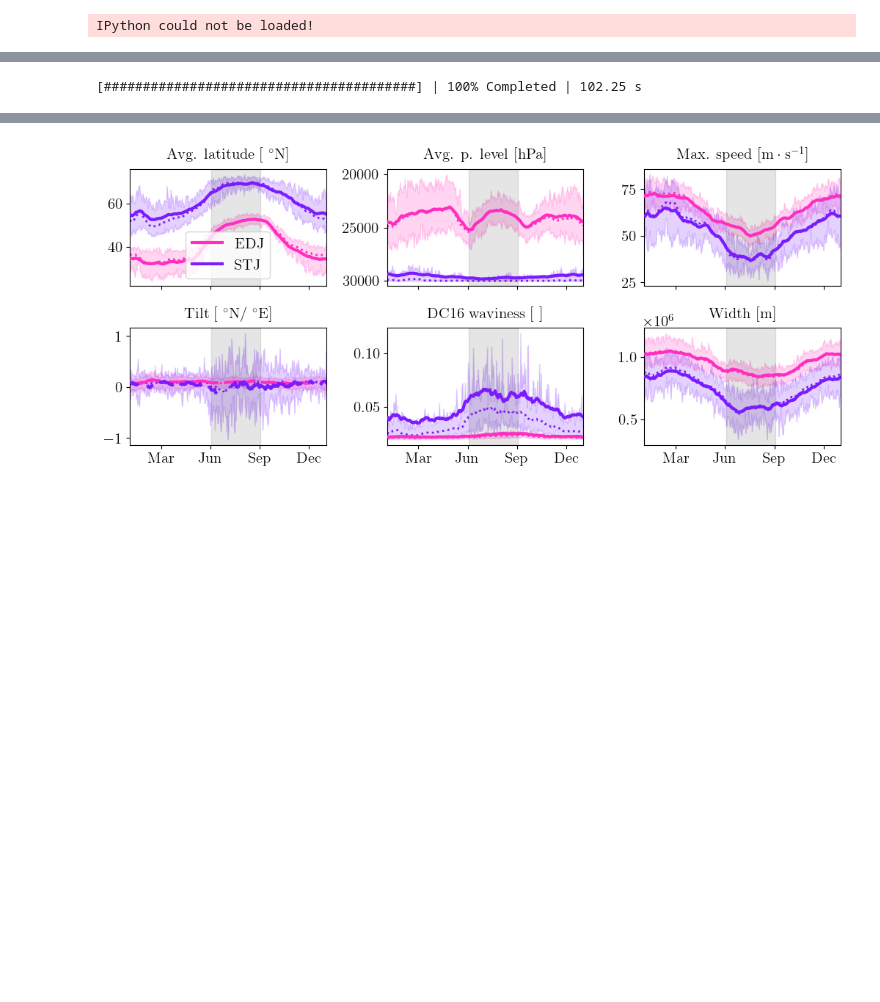
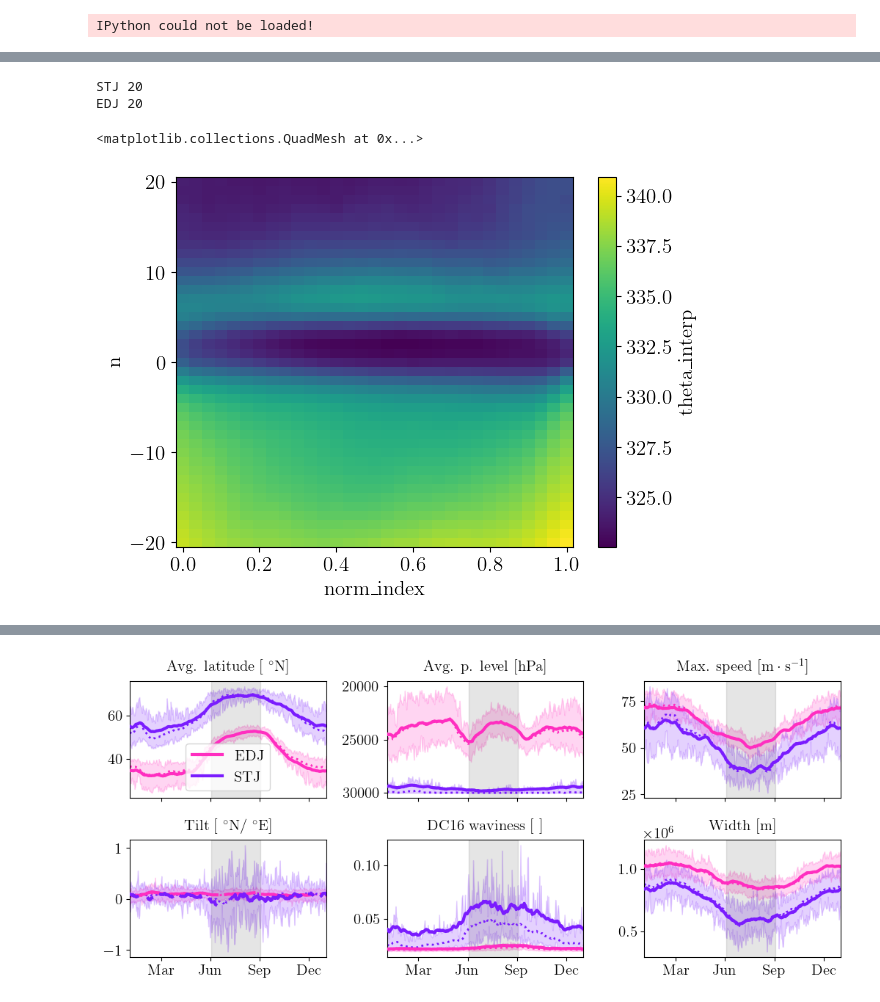
Before and after one commit to hbanderier/persistent-extremes-era5, a Jupyter notebook: Playgrounds/data_henrik_pg.ipynb, the cells around one changed output, grey strips where cells are left out. Drawn from its saved outputs; the diff is of its cells as text; code cells hidden in the pictures; blank space fills up the shorter version.

```diff
--- a/Playgrounds/data_henrik_pg.ipynb
+++ b/Playgrounds/data_henrik_pg.ipynb
@@ -107,22 +64,44 @@ run = "dobl"
 
 dh = DataHandler.from_specs("Henrik_data", run, ("high_wind", ["u", "v", "s", "theta", "lev"]), "6H", minlon=-80, maxlon=40, minlat=15, maxlat=80)
 exp = JetFindingExperiment(dh)
-exp.find_jets(force=True, n_coarsen=1, smooth_s=5, alignment_thresh=0.55, base_s_thresh=0.55, int_thresh_factor=0.2, hole_size=5)
-# jets = exp.categorize_jets(None, ["s", "theta"], force=False, n_init=15, init_params="k-means++", mode="week").cast({"time": pl.Datetime("ms")})
-# dh_mid = DataHandler.from_specs("Henrik_data", run, ("mid_wind", "s"), "6H", minlon=-80, maxlon=40, minlat=15, maxlat=80)
-jets = exp.categorize_jets(None, ["s", "theta"], force=False, n_init=15, init_params="k-means++", mode="week").cast({"time": pl.Datetime("ms")})
+basepath_dobl = exp.path
+exp.find_jets(force=False, n_coarsen=1, smooth_s=5, alignment_thresh=0.55, base_s_thresh=0.55, int_thresh_factor=0.2, hole_size=5)
+all_jets_one_df = exp.categorize_jets(None, ["s", "theta"], force=False, n_init=15, init_params="k-means++", mode="week").cast({"time": pl.Datetime("ms")})
+props_uncat = exp.props_as_df(categorize=False).rename({"lon": "mean_lon"}).cast({"time": pl.Datetime("ms")})
 
-props_as_df = exp.props_as_df(force=2)
-props_uncat = exp.props_as_df(categorize=False)
+all_times = props_uncat["time"].unique().sort().to_frame()
+summer_filter = (
+    all_times
+    .filter(pl.col("time").dt.month().is_in([6, 7, 8, 9]))
+    .filter(pl.col("time").dt.ordinal_day() > 166)
+)
+summer = summer_filter["time"]
+summer_daily = summer.filter(summer.dt.hour() == 0)
+big_summer = all_times.filter(pl.col("time").dt.month().is_in([6, 7, 8, 9]))
+big_summer_daily = big_summer.filter(big_summer["time"].dt.hour() == 0)
 
-phat_filter = (pl.col("is_polar") < 0.5) | ((pl.col("is_polar") > 0.5) & (pl.col("int") > 1.5e8))
+phat_filter = (pl.col("is_polar") < 0.5) | ((pl.col("is_polar") > 0.5) & (pl.col("int") > 1.e8))
+phat_jets = all_jets_one_df.filter((pl.col("is_polar").mean().over(["time", "jet ID"]) < 0.5) | ((pl.col("is_polar").mean().over(["time", "jet ID"]) > 0.5) & (pl.col("int").mode().first().over(["time", "jet ID"]) > 1.e8)))
 
-phat_jets = jets.filter((pl.col("is_polar").mean().over(["time", "jet ID"]) < 0.5) | ((pl.col("is_polar").mean().over(["time", "jet ID"]) > 0.5) & (pl.col("int").mode().first().over(["time", "jet ID"]) > 1.5e8)))
-phat_jets_catd = phat_jets.with_columns(**{"jet ID": (pl.col("is_polar").mean().over(["time", "jet ID"]) > 0.5).cast(pl.UInt32())})
+jets_dobl = phat_jets.with_columns(**{"jet ID": (pl.col("is_polar").mean().over(["time", "jet ID"]) > 0.5).cast(pl.UInt32())})
 phat_props = props_uncat.filter(phat_filter)
 phat_props_catd = average_jet_categories(phat_props, polar_cutoff=0.5)
+phat_props_catd = phat_props_catd.join(phat_props_catd.rolling("time", period="2d", group_by="jet").agg(**{f"{col}_var": pl.col(col).var() for col in ["mean_lon", "mean_lat", "mean_s", "s_star"]}), on=["time", "jet"])
+props_dobl = phat_props_catd.clone()
+props_summer_dobl = summer_filter.join(props_dobl, on="time")
 
-jets_dobl = phat_jets_catd.clone()
-props_dobl = phat_props_catd.clone()
+opath_cross_dobl = basepath_dobl.joinpath("cross_catd.parquet")
+if opath_cross_dobl.is_file():
+    cross_catd_dobl = pl.read_parquet(opath_cross_dobl)
+else:
+    cross_catd_dobl = track_jets(jets_dobl, n_next=1)
+    cross_catd_dobl.write_parquet(opath_cross_dobl)
+
+spells_list_dobl = spells_from_cross_catd(cross_catd_dobl, season=summer, q_STJ=0.895, q_EDJ=0.53, minlen=datetime.timedelta(days=4))
+
+for name, spell in spells_list_dobl.items():
+    print(name, spell["spell"].n_unique())
+daily_spells_list_dobl = {a: make_daily(b, "spell", ["len", "spell_of"]) for a, b in spells_list_dobl.items()}
 # %% [output]
-[########################################] | 100% Completed | 102.25 s
+STJ 20
+EDJ 20
@@ -128,0 +210,31 @@ props_dobl = phat_props_catd.clone()
+# %%
+exp_ = "dobl"
+for exp_, jet in product(["ctrl", "dobl"], ["STJ", "EDJ"]):
+    is_polar = jet == "EDJ"
+    spells = all_spells[f"{exp_}_{jet}"].lazy()
+    for varname, props in variables.items():
+        nlevels, cmap, (min_, max_) = props
+        varname, mode = varname.split(":")
+        varname_ = f"{varname}_interp"
+        key = f"{varname}_{exp_}"
+        long_name = long_names[varname]
+        grad = mode[-4:] == "grad"
+        if mode in ["clim", "clim_grad"]:
+            to_plot = all_clims["sm"][key].filter(pl.col("dayofyear") == 1, pl.col("is_polar") == is_polar)
+            if grad:
+                to_plot = to_plot.with_columns(central_diff(varname_).over("norm_index"))
+            to_plot = to_plot.drop("is_polar", "dayofyear")
+        else:
+            to_plot = spells.join(all_anoms["def"][key], on="time").filter(pl.col("is_polar") == is_polar)
+            if grad:
+                to_plot = to_plot.with_columns(central_diff(varname_).over("time", "norm_index"))
+            to_plot = to_plot.group_by("norm_index", "n", maintain_order=True).agg(pl.col(varname_).mean())
+            to_plot = to_plot.drop("is_polar")
+        to_plot = to_plot.collect()
+        to_plot = polars_to_xarray(to_plot, ["norm_index", "n"])
+        break
+# %%
+to_plot.T.plot()
+# %% [output]
+<matplotlib.collections.QuadMesh at 0x...>
+[figure, added]
```
Also changed, not shown: parts of 13 cells of this notebook, 1 other file.
